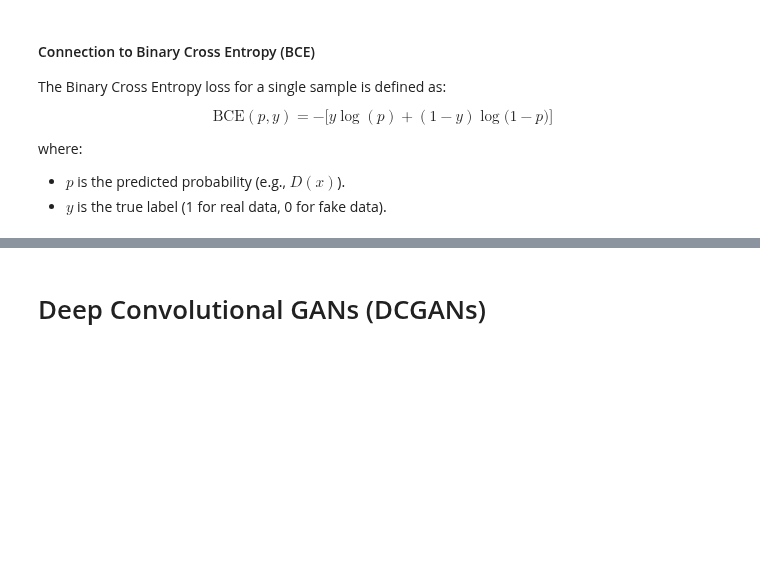
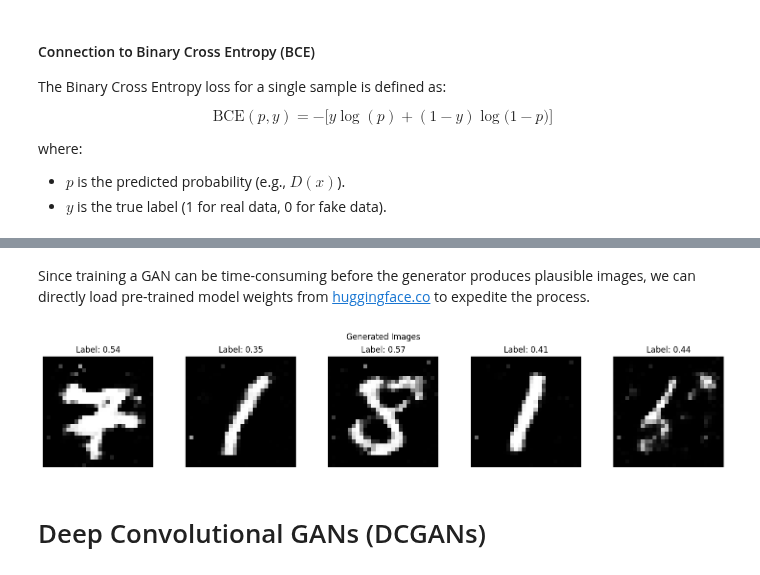
Before and after one commit to hussamalafandi/Generative_AI, a Jupyter notebook: 02/02_GANs.ipynb, the cells around one changed output, grey strips where cells are left out. Cells and saved outputs as stored; diff of their text form; code cells hidden in the pictures; blank space fills up the shorter version.

```diff
--- a/02/02_GANs.ipynb
+++ b/02/02_GANs.ipynb
@@ -274,3 +313,23 @@ Starting Training Loop...
+# %% [markdown]
+Since training a GAN can be time-consuming before the generator produces plausible images, we can directly load pre-trained model weights from [huggingface.co](https://huggingface.co/hussamalafandi/GAN_MNIST) to expedite the process.
+# %%
+from huggingface_hub import hf_hub_download
+
+# Download the state dicts from Hugging Face Hub
+gen_weights_path = hf_hub_download(repo_id="hussamalafandi/GAN_MNIST", filename="generator.pth")
+disc_weights_path = hf_hub_download(repo_id="hussamalafandi/GAN_MNIST", filename="discriminator.pth")
+
+# Load the state dicts into the models
+generator.load_state_dict(torch.load(gen_weights_path, map_location=device))
+discriminator.load_state_dict(torch.load(disc_weights_path, map_location=device))
+
+# Set the models to evaluation mode
+generator.eval()
+generator = generator.to(device)
+# %%
+visualize_generated_images(generator, discriminator, config, device)
+# %% [output]
+[figure, added]
 # %% [markdown]
 # Deep Convolutional GANs (DCGANs)
 # %% [markdown]
```
Also changed, not shown: parts of 27 cells of this notebook.
